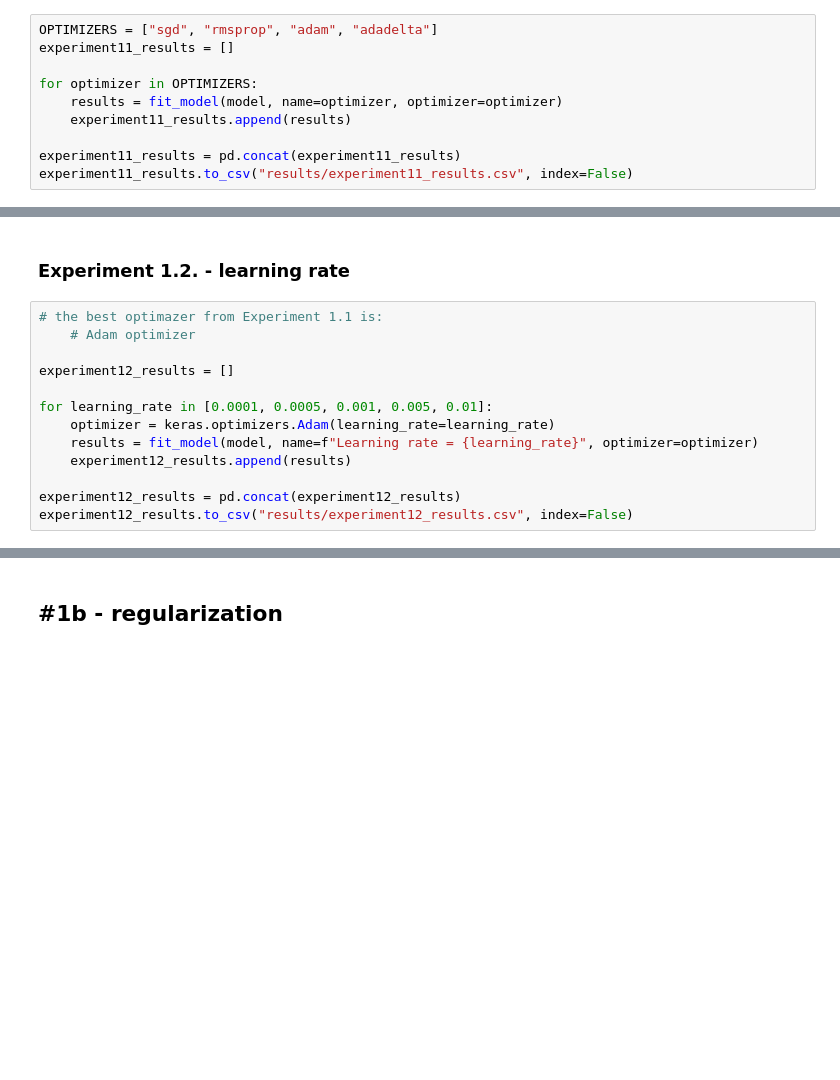
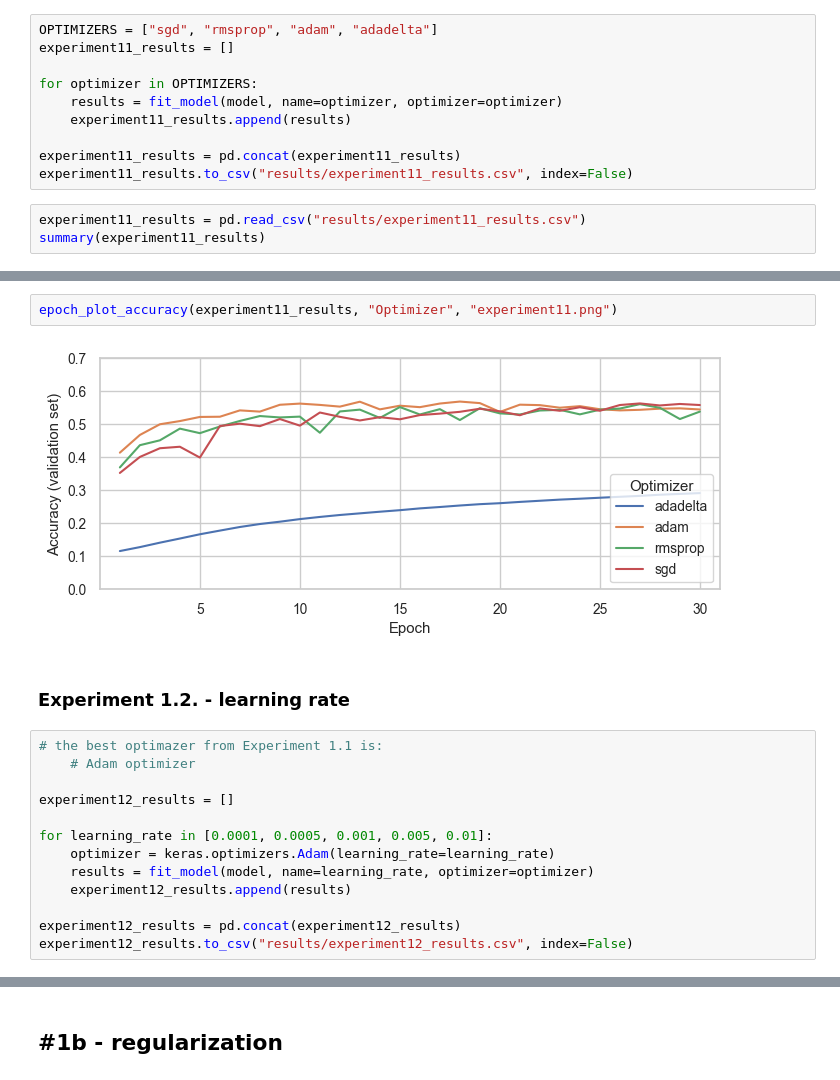
Before and after one commit to zakrzewow/DeepLearning2024, a Jupyter notebook: project1/experiments.ipynb, the cells around one changed output, grey strips where cells are left out. Saved outputs shown, nothing was run; the diff lists cells and outputs as text; blank space fills up the shorter version.

```diff
--- a/project1/experiments.ipynb
+++ b/project1/experiments.ipynb
@@ -150,3 +197,6 @@ for optimizer in OPTIMIZERS:
 
 experiment11_results = pd.concat(experiment11_results)
 experiment11_results.to_csv("results/experiment11_results.csv", index=False)
+# %%
+experiment11_results = pd.read_csv("results/experiment11_results.csv")
+summary(experiment11_results)
@@ -153,3 +210,7 @@ experiment11_results.to_csv("results/experiment11_results.csv", index=False)
+# %%
+epoch_plot_accuracy(experiment11_results, "Optimizer", "experiment11.png")
+# %% [output]
+[figure, added]
 # %% [markdown]
 ### Experiment 1.2. - learning rate
 # %%
@@ -160,7 +221,7 @@ experiment12_results = []
 
 for learning_rate in [0.0001, 0.0005, 0.001, 0.005, 0.01]:
     optimizer = keras.optimizers.Adam(learning_rate=learning_rate)
-    results = fit_model(model, name=f"Learning rate = {learning_rate}", optimizer=optimizer)
+    results = fit_model(model, name=learning_rate, optimizer=optimizer)
     experiment12_results.append(results)
 
 experiment12_results = pd.concat(experiment12_results)
```
Also changed, not shown: parts of 32 cells of this notebook, 18 other files.
